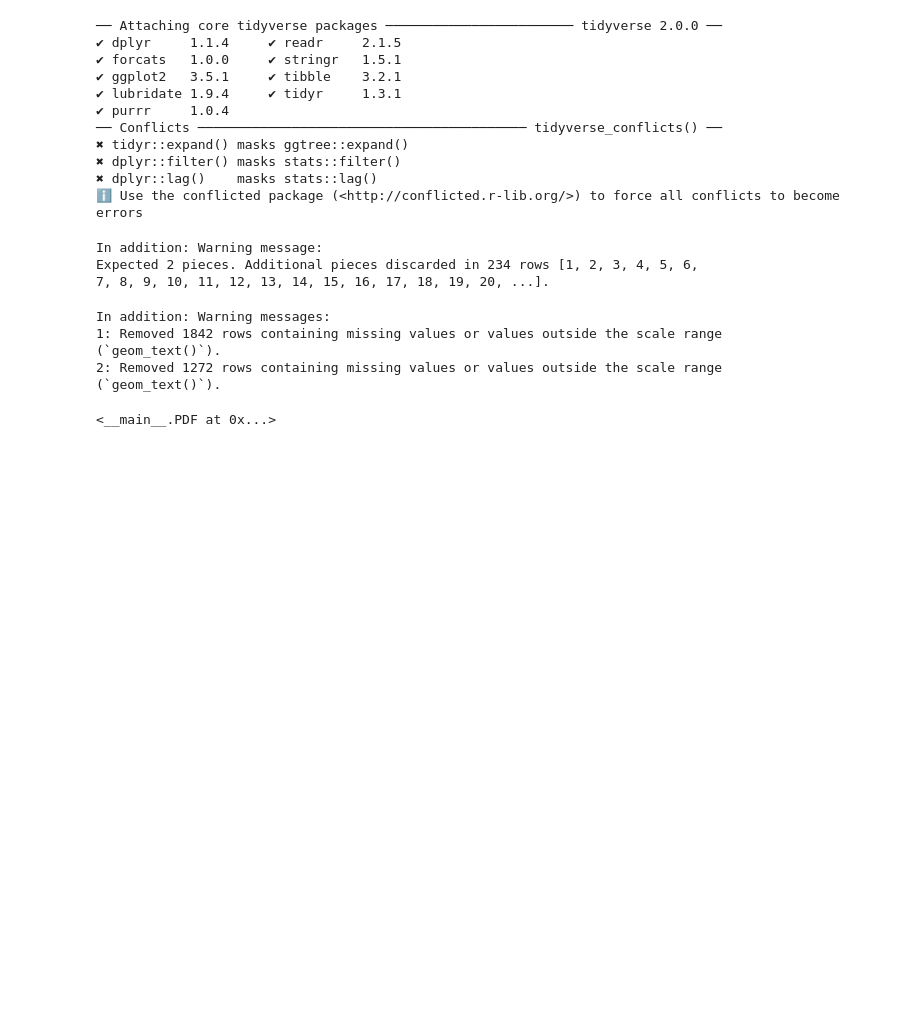
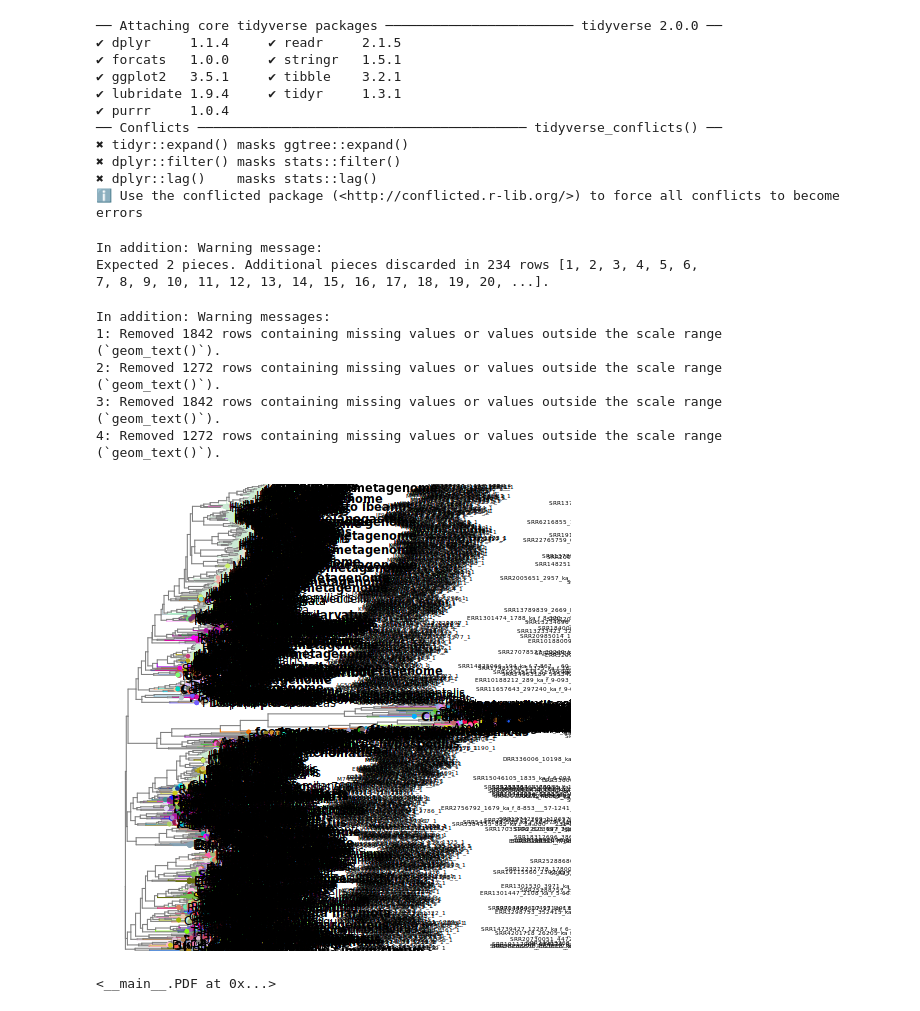
Before and after one commit to syueqiao/pvs_in_logan, a Jupyter notebook: notebooks/2025.02.14.novelty_search.ipynb, the cells around one changed output. Cells and saved outputs as stored; diff of their text form; code cells hidden in the pictures; blank space fills up the shorter version.

```diff
--- a/notebooks/2025.02.14.novelty_search.ipynb
+++ b/notebooks/2025.02.14.novelty_search.ipynb
@@ -303,33 +301,39 @@ names(P50) <- NULL
 
 #v2 of graph with colored branches and various other values
 pp <- p + geom_tippoint() +
   # geom_text(aes(label = species), size = 4, hjust = -0.05, color = "black") +
   # geom_tiplab(size = 2, hjust = -2.5, color = "black") +
   # geom_text(aes(label=label), hjust=-0.5, size = 2, color = "black") +
   # geom_nodelab(label = ncbi_and_novel_tree$node.label, geom = 'text', size = 1.5) +
   # scale_color_manual(values = P50) +
   theme(legend.position= "none")+
   scale_color_manual(values = P50)
 
 # known_ncbi_and_novel <- as.data.frame(grep("ncbi_and_novelase.|MGY", tip_labs_ncbi_novel$ncbi_and_novel_tip, value = T ))
 # known_ncbi_and_novel$species <- c("known")
 # colnames(known_ncbi_and_novel) <- c('Newick_label', 'status')
 
 ppp <- pp %<+% SRA_merge_info
 pppp <- ppp + geom_tippoint() + geom_text(aes(label = host), size = 4, hjust = -0.05, color = "black", fontface = "bold") +  geom_tiplab(size = 2, hjust = -1.5, color = "white", alpha = 0)
 
 ppppp <- pppp %<+% ncbi_tags_manual
 pppppp <- ppppp + geom_tippoint() + geom_text(aes(label = uhhh), size = 4, hjust = -0.05, color = "black") + geom_tiplab(size = 2, hjust = -2, color = "black")
 #
 
 ggsave("2025.02.18.ncbi_and_novel_new.pdf", width = 150, height = 350, units = "cm", limitsize = F)
+plot(pppppp)
 #warnings is just size issues, some are very slightly cutoff in the figure, but readable
 # %% [output]
 In addition: Warning messages:
 1: Removed 1842 rows containing missing values or values outside the scale range
 (`geom_text()`).
 2: Removed 1272 rows containing missing values or values outside the scale range
 (`geom_text()`).
+3: Removed 1842 rows containing missing values or values outside the scale range
+(`geom_text()`).
+4: Removed 1272 rows containing missing values or values outside the scale range
+(`geom_text()`).
+[figure, added]
 # %%
 #display pdf
 class PDF(object):
```
Also changed, not shown: parts of 4 cells of this notebook, 1 other file.
